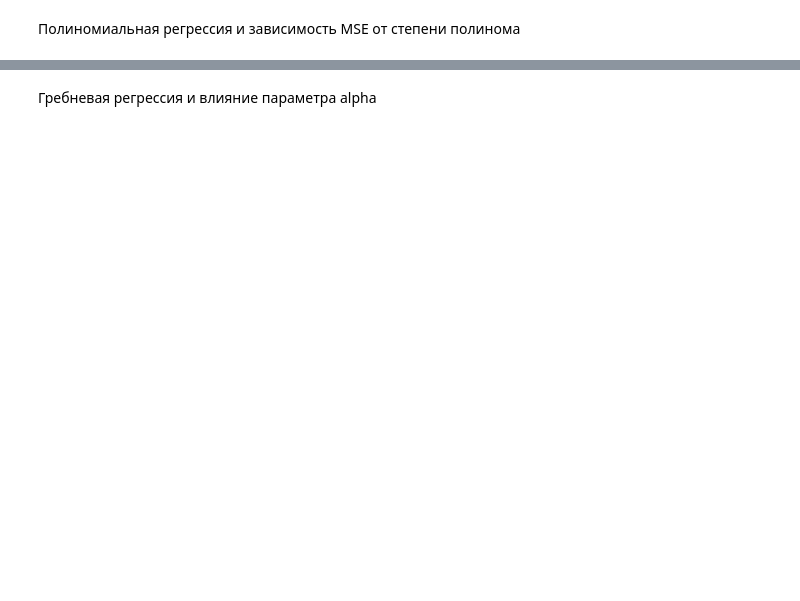
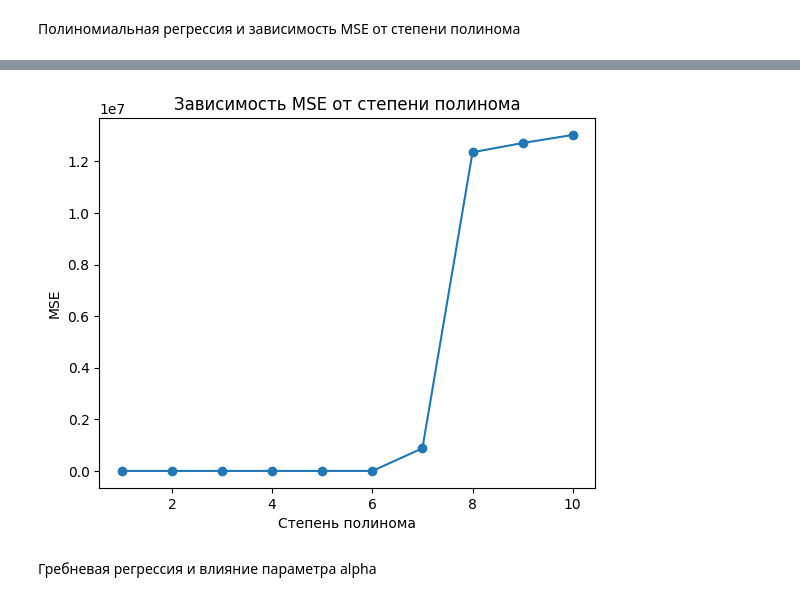
Before and after one commit to cursedbleidd/ML_Homework, a Jupyter notebook: AIM_practice_5.ipynb, the cells around one changed output, grey strips where cells are left out. Drawn from its saved outputs; the diff is of its cells as text; code cells hidden in the pictures; blank space fills up the shorter version.

```diff
--- a/AIM_practice_5.ipynb
+++ b/AIM_practice_5.ipynb
@@ -133,0 +100,8 @@ def polynomial_regression_analysis(df, max_pow = 10):
+# %%
+plt.plot(range_pow, mse_values, marker='o')
+plt.xlabel('Степень полинома')
+plt.ylabel('MSE')
+plt.title('Зависимость MSE от степени полинома')
+plt.show()
+# %% [output]
+[figure, added]
```
Also changed, not shown: parts of 32 cells of this notebook.
